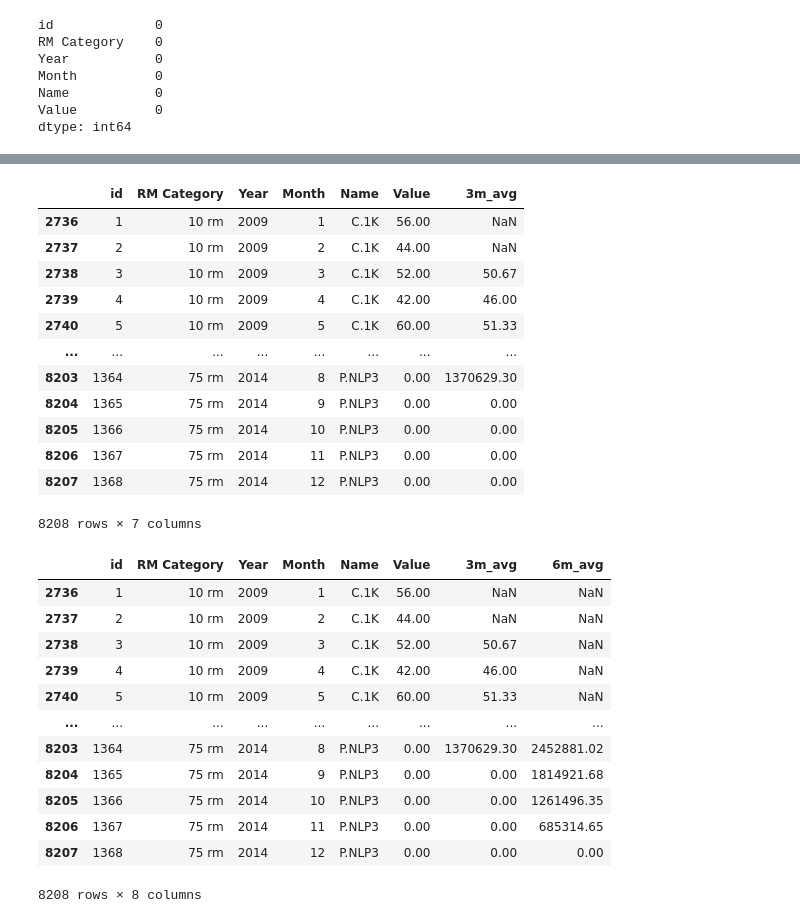
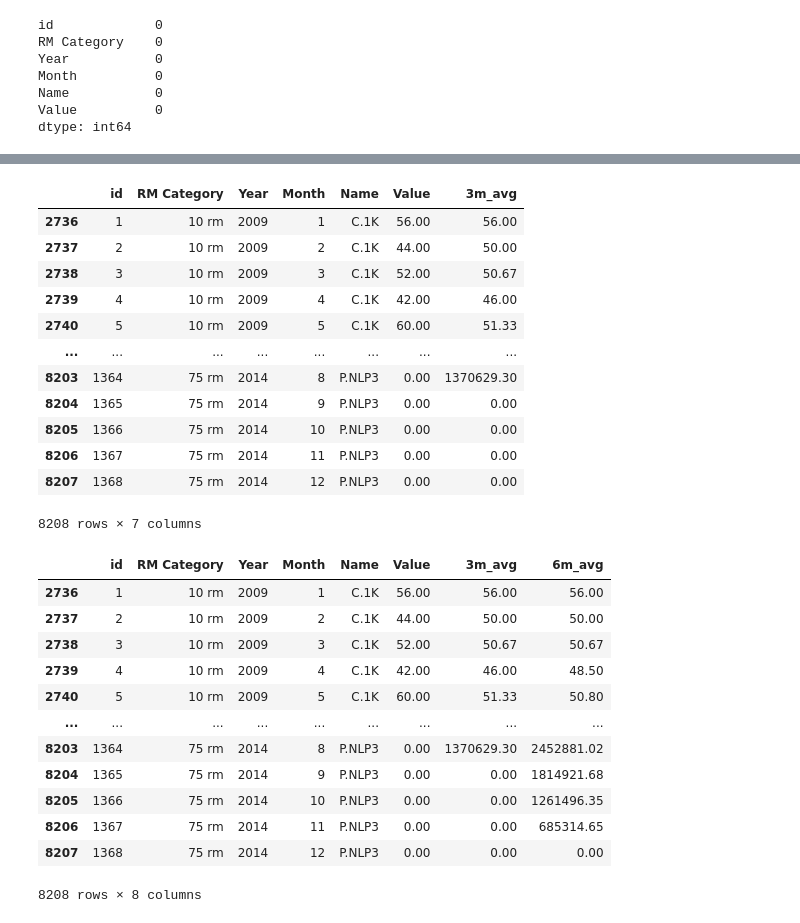
Before and after one commit to ajsultanov/alteryx-in-python, a Jupyter notebook: 3/challenge3.ipynb, the cells around one changed output, grey strips where cells are left out. Drawn from its saved outputs; the diff is of its cells as text; code cells hidden in the pictures.

```diff
--- a/3/challenge3.ipynb
+++ b/3/challenge3.ipynb
@@ -161,2 +75,5 @@ df
 # %%
-df_melt = pd.melt(df, id_vars=["id", "RM Category", "Year", "Month"], var_name="Name", value_name="Value")
+# melt unpivots a dataframe from wide to long format
+
+df = pd.melt(df, id_vars=["id", "RM Category", "Year", "Month"], var_name="Name", value_name="Value")
+df
@@ -163,6 +94,9 @@ df_melt = pd.melt(df, id_vars=["id", "RM Category", "Year", "Month"], var_name="
 # %%
-df_melt = df_melt.fillna(0)
-df_melt.isna().sum()
+# fillna replaces NaN values
+# isna().sum() checks columns for null values
+
+df = df.fillna(0)
+df.isna().sum()
 # %% [output]
 id             0
 RM Category    0
@@ -190,5 +108,7 @@ df_melt
 # %%
-df_melt.sort_values(by=["Name", "id"], inplace=True)
-df_melt
+# sort by category and record id
+
+df.sort_values(by=["Name", "id"], inplace=True)
+df
 # %% [output]
 |  | id | RM Category | Year | Month | Name | Value |
@@ -206,6 +126,8 @@ df_melt
 8208 rows × 6 columns
 # %%
-df_melt["3m_avg"] = df_melt["Value"].rolling(window=3).mean()
-df_melt
+# calculate 3-month rolling average, with at least one observation to produce a non-null value
+
+df["3m_avg"] = df["Value"].rolling(window=3, min_periods=1).mean()
+df
 # %% [output]
 |  | id | RM Category | Year | Month | Name | Value | 3m_avg |
@@ -223,11 +145,13 @@ df_melt
 8208 rows × 7 columns
 # %%
+# format float to display at 0.00 instead of scientific notation
+
 pd.set_option('display.float_format', lambda x: '%.2f' % x)
-df_melt
+df
 # %% [output]
 |  | id | RM Category | Year | Month | Name | Value | 3m_avg |
-| 2736 | 1 | 10 rm | 2009 | 1 | C.1K | 56.00 | NaN |
-| 2737 | 2 | 10 rm | 2009 | 2 | C.1K | 44.00 | NaN |
+| 2736 | 1 | 10 rm | 2009 | 1 | C.1K | 56.00 | 56.00 |
+| 2737 | 2 | 10 rm | 2009 | 2 | C.1K | 44.00 | 50.00 |
 | 2738 | 3 | 10 rm | 2009 | 3 | C.1K | 52.00 | 50.67 |
 | 2739 | 4 | 10 rm | 2009 | 4 | C.1K | 42.00 | 46.00 |
 | 2740 | 5 | 10 rm | 2009 | 5 | C.1K | 60.00 | 51.33 |
@@ -239,15 +163,17 @@ df_melt
 | 8207 | 1368 | 75 rm | 2014 | 12 | P.NLP3 | 0.00 | 0.00 |
 8208 rows × 7 columns
 # %%
-df_melt["6m_avg"] = df_melt["Value"].rolling(window=6).mean()
-df_melt
+# calculate 6-month rolling average, with at least one observation to produce a non-null value
+
+df["6m_avg"] = df["Value"].rolling(window=6, min_periods=1).mean()
+df
 # %% [output]
 |  | id | RM Category | Year | Month | Name | Value | 3m_avg | 6m_avg |
-| 2736 | 1 | 10 rm | 2009 | 1 | C.1K | 56.00 | NaN | NaN |
-| 2737 | 2 | 10 rm | 2009 | 2 | C.1K | 44.00 | NaN | NaN |
-| 2738 | 3 | 10 rm | 2009 | 3 | C.1K | 52.00 | 50.67 | NaN |
-| 2739 | 4 | 10 rm | 2009 | 4 | C.1K | 42.00 | 46.00 | NaN |
-| 2740 | 5 | 10 rm | 2009 | 5 | C.1K | 60.00 | 51.33 | NaN |
+| 2736 | 1 | 10 rm | 2009 | 1 | C.1K | 56.00 | 56.00 | 56.00 |
+| 2737 | 2 | 10 rm | 2009 | 2 | C.1K | 44.00 | 50.00 | 50.00 |
+| 2738 | 3 | 10 rm | 2009 | 3 | C.1K | 52.00 | 50.67 | 50.67 |
+| 2739 | 4 | 10 rm | 2009 | 4 | C.1K | 42.00 | 46.00 | 48.50 |
+| 2740 | 5 | 10 rm | 2009 | 5 | C.1K | 60.00 | 51.33 | 50.80 |
 | ... | ... | ... | ... | ... | ... | ... | ... | ... |
 | 8203 | 1364 | 75 rm | 2014 | 8 | P.NLP3 | 0.00 | 1370629.30 | 2452881.02 |
 | 8204 | 1365 | 75 rm | 2014 | 9 | P.NLP3 | 0.00 | 0.00 | 1814921.68 |
```
Also changed, not shown: parts of 15 cells of this notebook, 1 other file.
